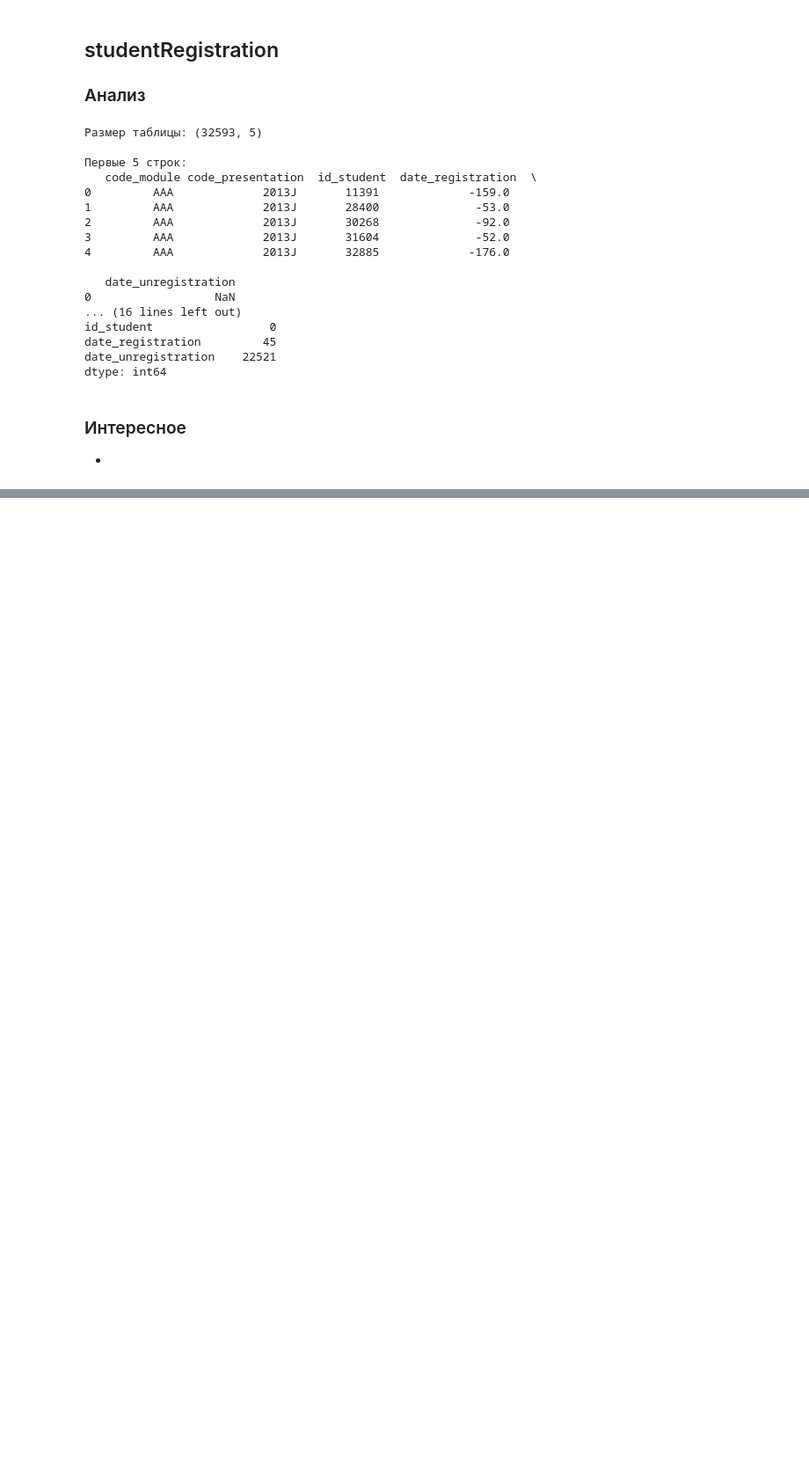
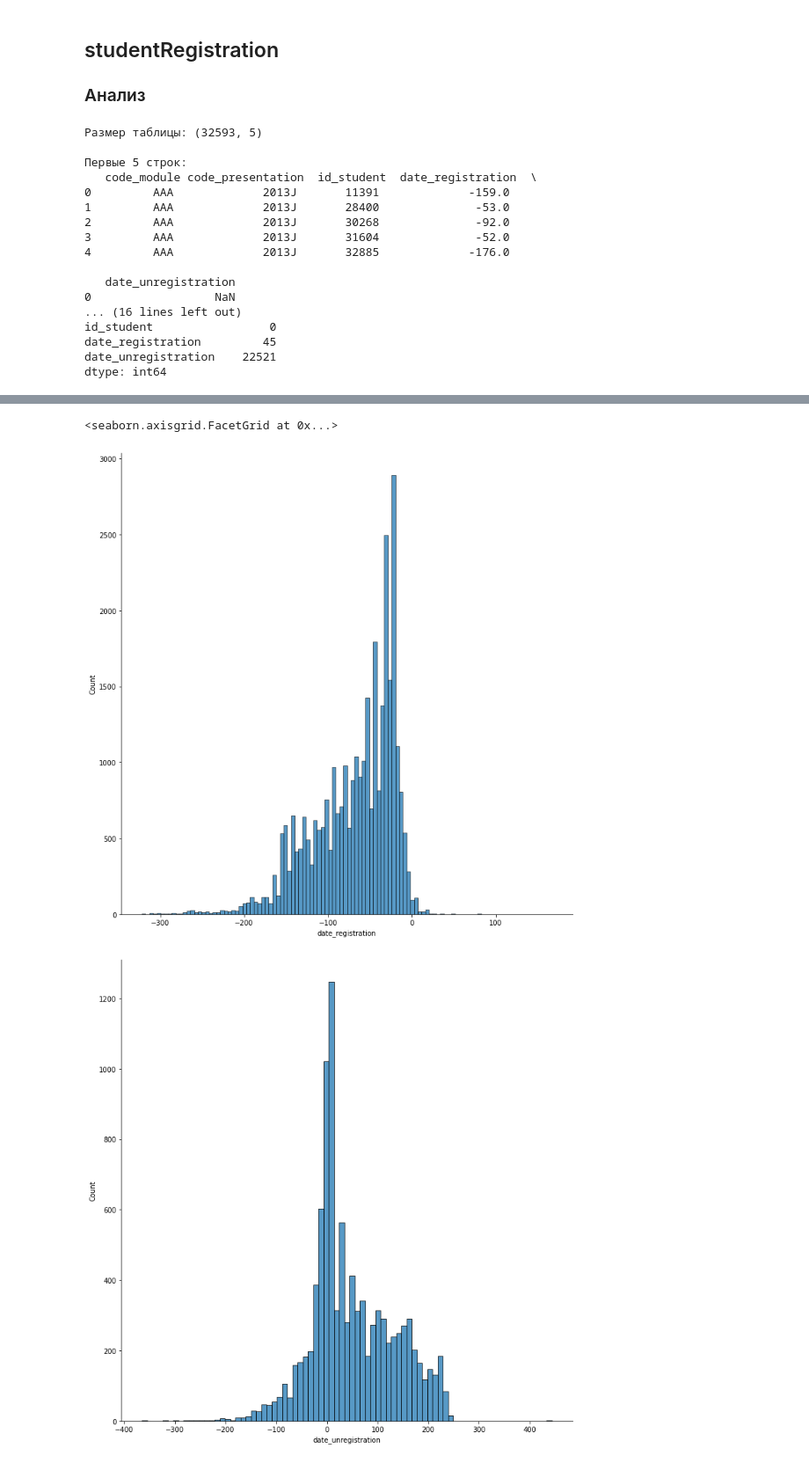
Before and after one commit to Ilyuha888/E-learning, a Jupyter notebook: E-learning.ipynb, the cells around one changed output, grey strips where cells are left out. Shown at 88% size. Saved outputs shown, nothing was run; the diff lists cells and outputs as text; code cells hidden in the pictures; blank space fills up the shorter version.

```diff
--- a/E-learning.ipynb
+++ b/E-learning.ipynb
@@ -335,3 +338,31 @@ dtype: int64
-# %% [markdown]
-### Интересное
--
+# %%
+# Изучим подробнее все переменные
+
+#code_module
+#Сколько за-/отписалось
+reg_count = studentRegistration\
+    .groupby('code_module', as_index = False)[['date_registration', 'date_unregistration']]\
+    .agg({'date_registration':'count','date_unregistration':'count'})
+print('Предметы и за-/отписавшиеся на них:\n', reg_count, '\n')
+
+#code_presentation
+#Сколько за-/отписалось
+reg_count = studentRegistration\
+    .groupby('code_presentation', as_index = False)[['date_registration', 'date_unregistration']]\
+    .agg({'date_registration':'count','date_unregistration':'count'})
+print('Семестры и за-/отписавшиеся во время них:\n', reg_count, '\n')
+
+#id_student
+# Сколько уникальных студентов
+print("Сколько уникальных студентов:",len(studentRegistration.id_student.unique().tolist()))
+
+#date_registration
+# Посмотрим основные статистики
+print('Основные статистики по записи на курус:\n', studentRegistration.date_registration.describe())
+sns.displot(data = studentRegistration, x = 'date_registration', height = 10)
+
+#date_unregistration
+# Посмотрим основные статистики
+print('Основные статистики по отказу от курса:\n', studentRegistration.date_unregistration.describe())
+sns.displot(data = studentRegistration, x = 'date_unregistration', height = 10)
+# %% [output]
@@ -337,0 +386,3 @@ dtype: int64
+<seaborn.axisgrid.FacetGrid at 0x...>
+[figure, added]
+[figure, added]
```
Also changed, not shown: parts of 14 cells of this notebook.
